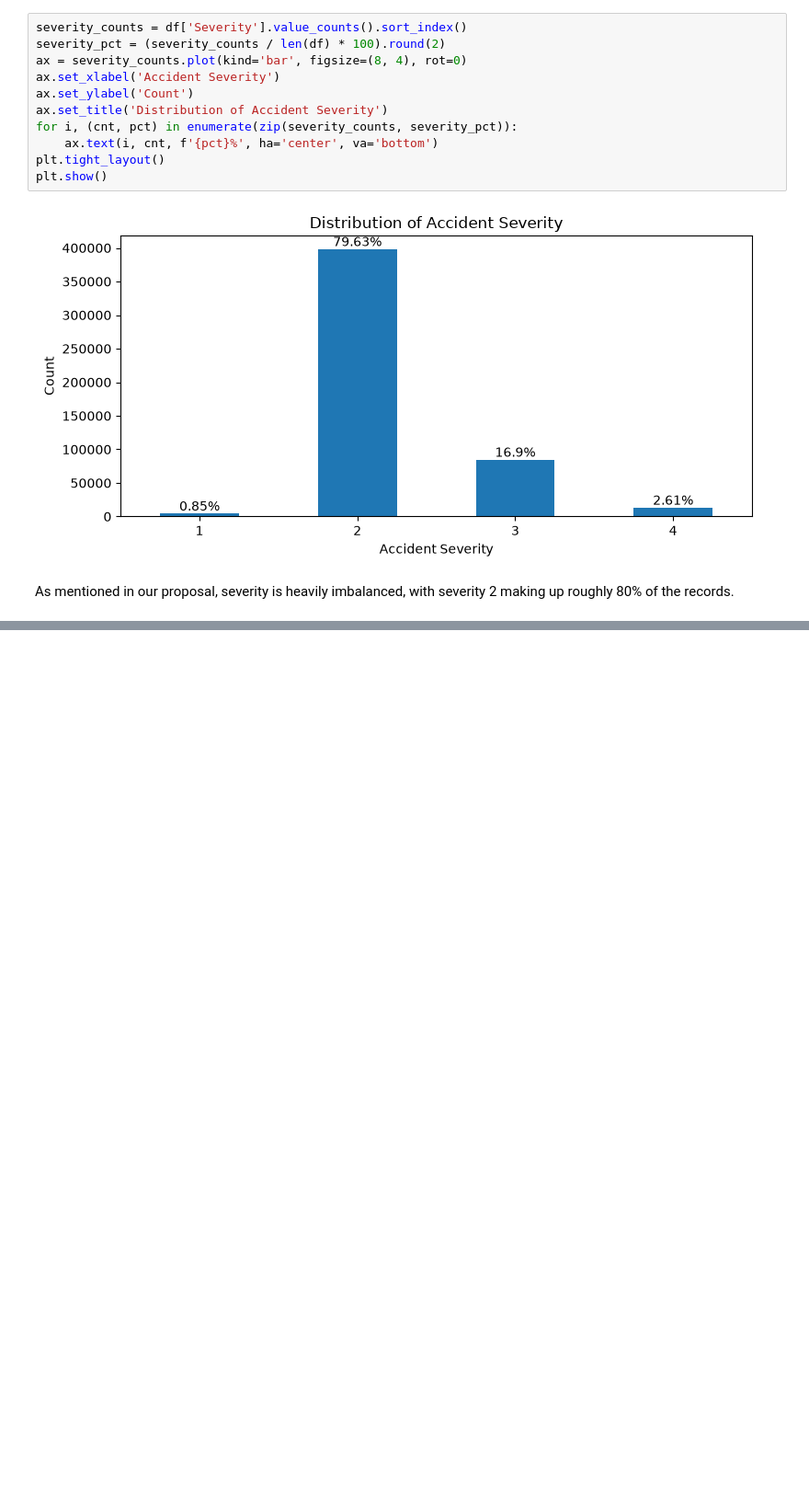
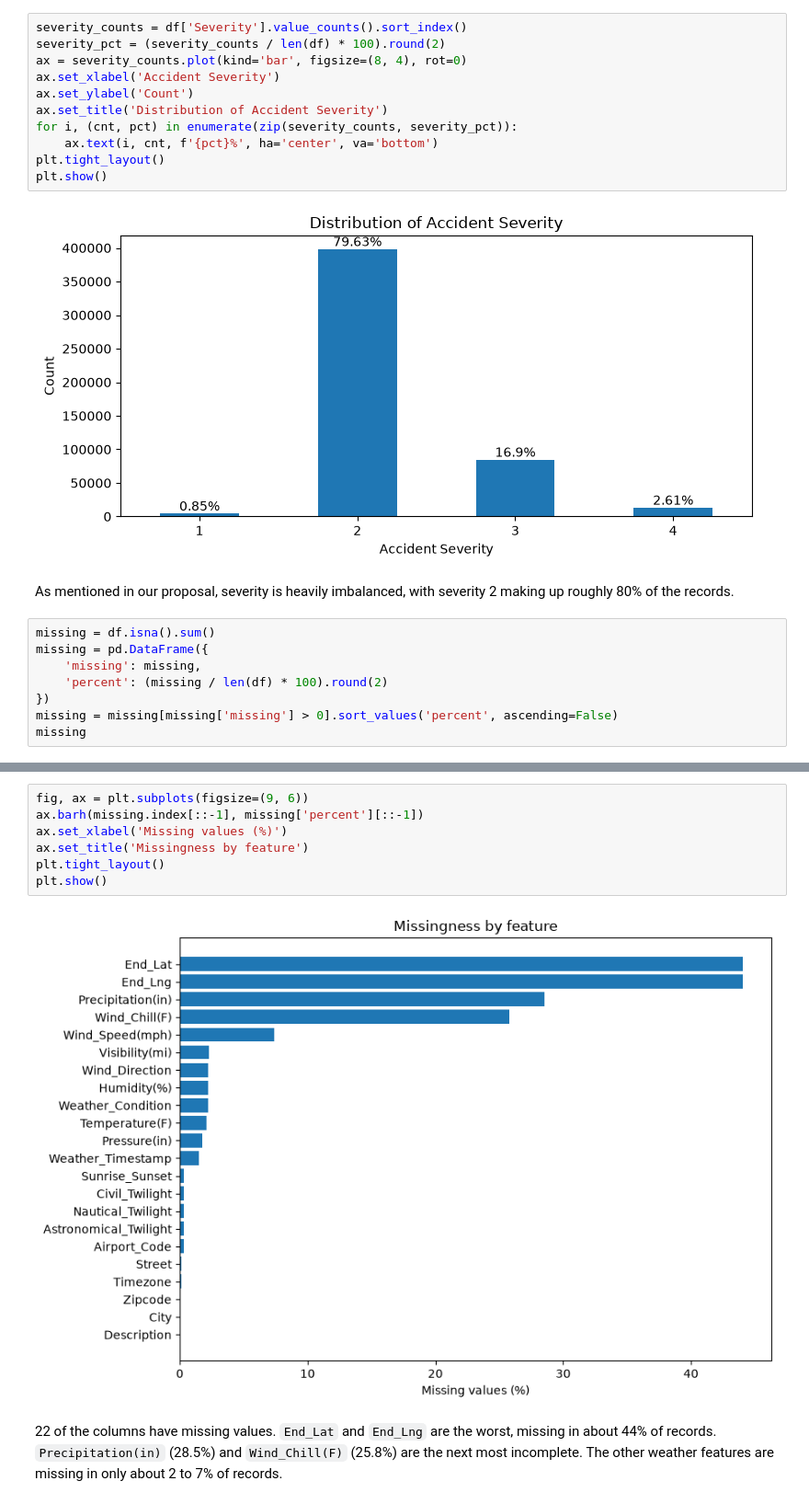
Before and after one commit to ZSchuler/traffic-accident-severity-predictor, a Jupyter notebook: eda.ipynb, the cells around one changed output, grey strips where cells are left out. Shown at 92% size. Cells and saved outputs as stored; diff of their text form; blank space fills up the shorter version.

Commit message:
Chart and plot to show missing values

```diff
--- a/eda.ipynb
+++ b/eda.ipynb
@@ -45,3 +45,11 @@ plt.show()
 [figure]
 # %% [markdown]
 As mentioned in our proposal, severity is heavily imbalanced, with severity 2 making up roughly 80% of the records.
+# %%
+missing = df.isna().sum()
+missing = pd.DataFrame({
+    'missing': missing,
+    'percent': (missing / len(df) * 100).round(2)
+})
+missing = missing[missing['missing'] > 0].sort_values('percent', ascending=False)
+missing
@@ -47,0 +74,11 @@ As mentioned in our proposal, severity is heavily imbalanced, with severity 2 ma
+# %%
+fig, ax = plt.subplots(figsize=(9, 6))
+ax.barh(missing.index[::-1], missing['percent'][::-1])
+ax.set_xlabel('Missing values (%)')
+ax.set_title('Missingness by feature')
+plt.tight_layout()
+plt.show()
+# %% [output]
+[figure, added]
+# %% [markdown]
+22 of the columns have missing values. `End_Lat` and `End_Lng` are the worst, missing in about 44% of records. `Precipitation(in)` (28.5%) and `Wind_Chill(F)` (25.8%) are the next most incomplete. The other weather features are missing in only about 2 to 7% of records.
```
Also changed, not shown: parts of 1 cell of this notebook.
